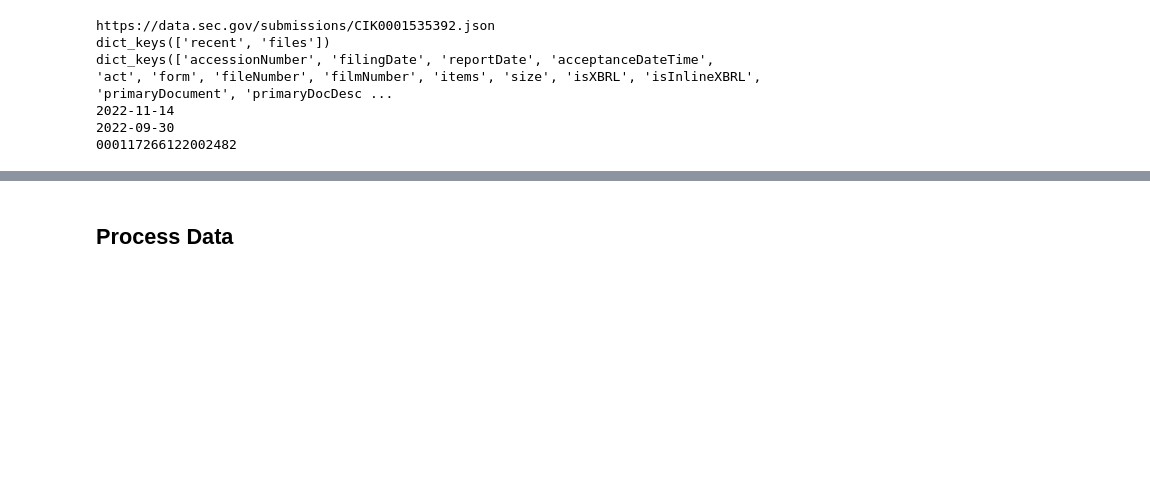
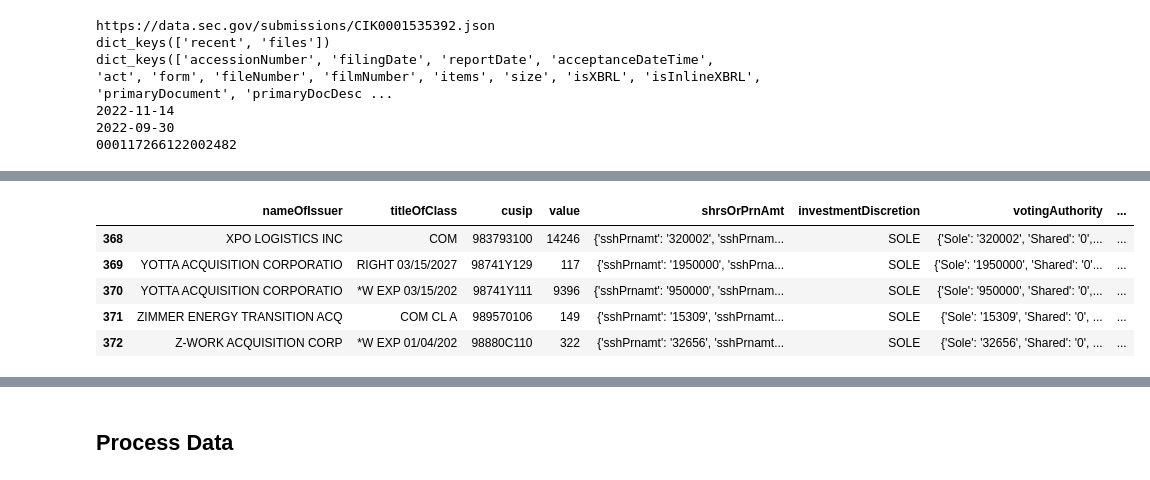
Before and after one commit to whs2k/stockFries_gha, a Jupyter notebook: notebooks/0.1.0-exploration.ipynb, the cells around one changed output, grey strips where cells are left out. Saved outputs shown, nothing was run; the diff lists cells and outputs as text; code cells hidden in the pictures; blank space fills up the shorter version.

```diff
--- a/notebooks/0.1.0-exploration.ipynb
+++ b/notebooks/0.1.0-exploration.ipynb
@@ -47,6 +70,11 @@ cik_no_pad='1535392'
 BASE_URL_FORM_TABLE = f"https://www.sec.gov/Archives/edgar/data/{cik_no_pad}/{accessionNumber}/xslForm13F_X01/infotable.xml"
 print(BASE_URL_FORM_TABLE)
 BASE_URL_FORM_TABLE = f"https://www.sec.gov/Archives/edgar/data/{cik_no_pad}/{accessionNumber}/infotable.xml"
+BASE_URL_FORM_TABLE = 'https://www.sec.gov/Archives/edgar/data/1628110/000090571821000700/infotable.xml'
+BASE_URL_FORM_TABLE = f'https://www.sec.gov/Archives/edgar/data/1535392/{accessionNumber_dash}.txt'
+
+#Test with excel.xml
+#BASE_URL_FORM_TABLE = 'https://www.sec.gov/Archives/edgar/data/1491072/000149107222000007/excel.xml'
 
 print(BASE_URL_FORM_TABLE)
 headers = {'User-Agent':
@@ -57,14 +85,20 @@ r = requests.get(url=api_endpoint, headers=headers)
 #r.json()
 #xml_updated = ET.fromstring(str(r.content).replace('<shrsOrPrnAmt>','').replace('</shrsOrPrnAmt>',''))
 #print(r.content)
-xml_updated = ET.fromstring(r.content)
+#xml_updated = ET.fromstring(r.content)
+
 #parser = ET.XMLParser(encoding="utf-8")
 #tree = ET.parse(r.content, parser=parser)
+#print(xml_updated)
 
-#print( ET.fromstring(str(r.content)))
-df = pd.read_xml(r.content)
+#pandas.io.json.json_normalize
 
-
-df.tail()
+#xml_doc = xmltodict.parse(r.content)
+#print(xml_doc)
+#xml_doc['informationTable']['infoTable']
+#xml_doc['ns1:informationTable']['ns1:infoTable']
+response_text = r.text.split('<XML>\n')[2].split('\n</XML>')[0]#.replace('\n','')
+xml_doc = xmltodict.parse(response_text)
+xml_doc['informationTable']
 # %% [output]
 https://www.sec.gov/Archives/edgar/data/1535392/000117266122002482/xslForm13F_X01/infotable.xml
@@ -79,3 +124,28 @@ https://www.sec.gov/Archives/edgar/data/1535392/000117266122002482/infotable.xml
+# %%
+#https://stackoverflow.com/questions/40154727/how-to-use-xmltodict-to-get-items-out-of-an-xml-file
+
+
+df = pd.DataFrame(xml_doc['informationTable']['infoTable'])
+xml_doc['informationTable']['infoTable']
+sshPrnamtType_list = []
+sshPrnamt_list = []
+putCall_list = []
+for element in xml_doc['informationTable']['infoTable']:
+    #print(element)
+    sshPrnamt_list.append(element['shrsOrPrnAmt']['sshPrnamt'])
+    putCall_list.append(element['shrsOrPrnAmt']['sshPrnamt'])
+    #df_shares=pd.DataFrame(xml_doc['informationTable']['infoTable']['shrsOrPrnAmt'])
+#df_shares.tail()
+df['sshPrnamt']= sshPrnamt_list
+#df['sshPrnamtType'] = sshPrnamtType_list
+df.tail()
+# %% [output]
+|  | nameOfIssuer | titleOfClass | cusip | value | shrsOrPrnAmt | investmentDiscretion | votingAuthority | ... |
+| 368 | XPO LOGISTICS INC | COM | 983793100 | 14246 | {'sshPrnamt': '320002', 'sshPrnam... | SOLE | {'Sole': '320002', 'Shared': '0',... | ... |
+| 369 | YOTTA ACQUISITION CORPORATIO | RIGHT 03/15/2027 | 98741Y129 | 117 | {'sshPrnamt': '1950000', 'sshPrna... | SOLE | {'Sole': '1950000', 'Shared': '0'... | ... |
+| 370 | YOTTA ACQUISITION CORPORATIO | *W EXP 03/15/202 | 98741Y111 | 9396 | {'sshPrnamt': '950000', 'sshPrnam... | SOLE | {'Sole': '950000', 'Shared': '0',... | ... |
+| 371 | ZIMMER ENERGY TRANSITION ACQ | COM CL A | 989570106 | 149 | {'sshPrnamt': '15309', 'sshPrnamt... | SOLE | {'Sole': '15309', 'Shared': '0', ... | ... |
+| 372 | Z-WORK ACQUISITION CORP | *W EXP 01/04/202 | 98880C110 | 322 | {'sshPrnamt': '32656', 'sshPrnamt... | SOLE | {'Sole': '32656', 'Shared': '0', ... | ... |
 # %%
 def create_holdings_df(cik_='1535392',fund_name_='Mangrove Partners'):
     #Pull Filing accessionNumbers
```
Also changed, not shown: parts of 14 cells of this notebook, 15 other files.
